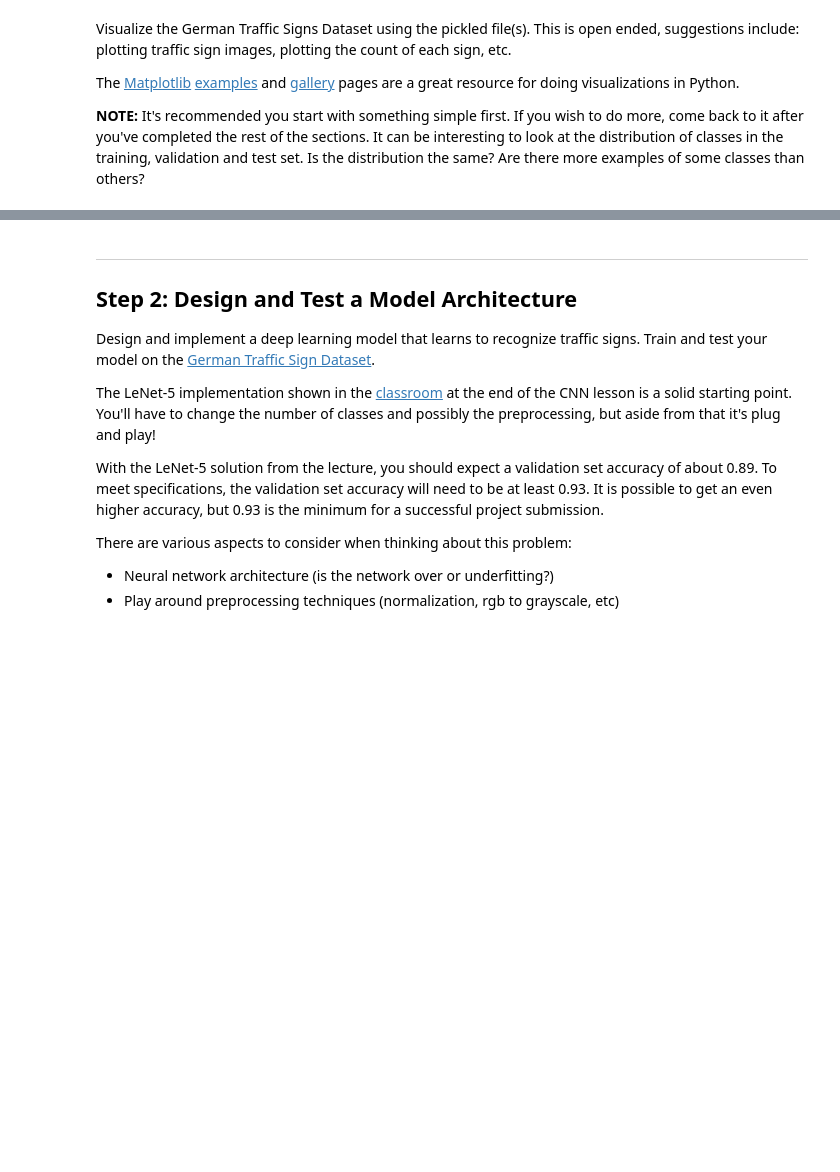
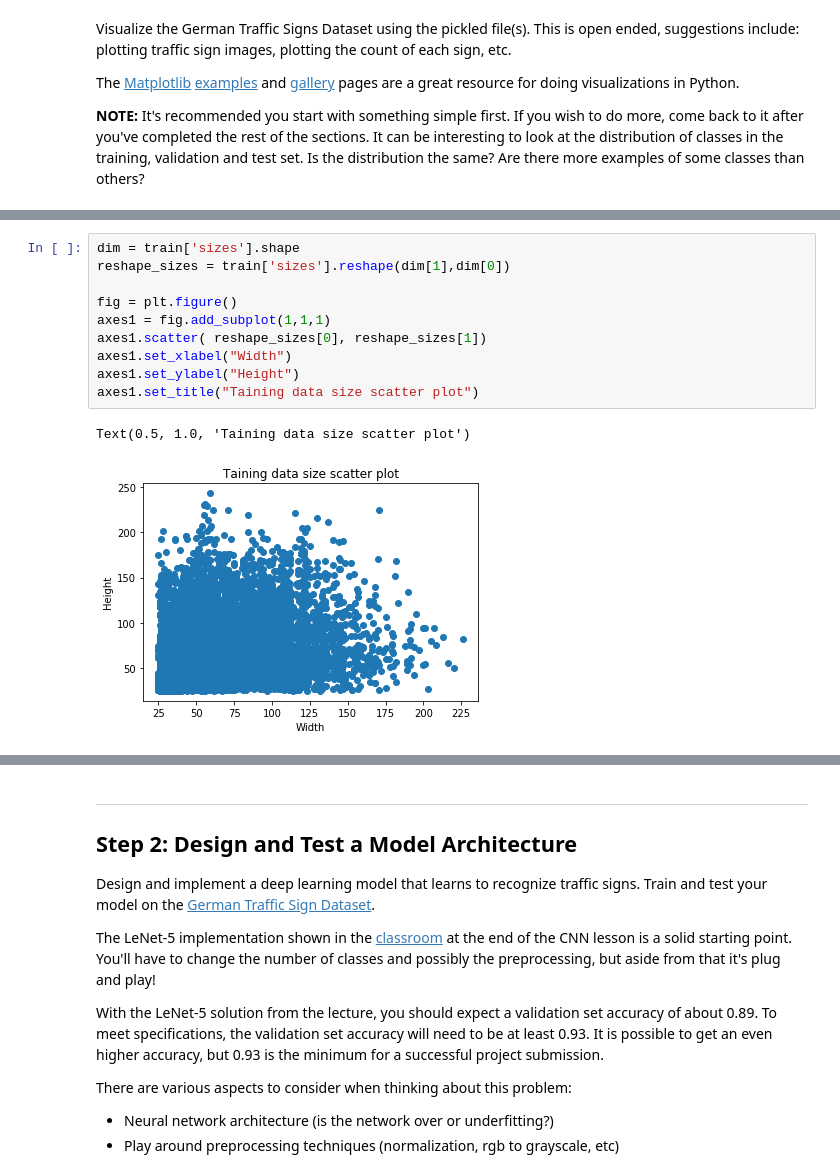
Before and after one commit to kuniyasu/udacity_homework2, a Jupyter notebook: Traffic_Sign_Classifier.ipynb, the cells around one changed output, grey strips where cells are left out. Saved outputs shown, nothing was run; the diff lists cells and outputs as text; blank space fills up the shorter version.

```diff
--- a/Traffic_Sign_Classifier.ipynb
+++ b/Traffic_Sign_Classifier.ipynb
@@ -117,0 +135,13 @@ The [Matplotlib](http://matplotlib.org/) [examples](http://matplotlib.org/exampl
+# %%
+dim = train['sizes'].shape
+reshape_sizes = train['sizes'].reshape(dim[1],dim[0])
+
+fig = plt.figure()
+axes1 = fig.add_subplot(1,1,1)
+axes1.scatter( reshape_sizes[0], reshape_sizes[1])
+axes1.set_xlabel("Width")
+axes1.set_ylabel("Height")
+axes1.set_title("Taining data size scatter plot")
+# %% [output]
+Text(0.5, 1.0, 'Taining data size scatter plot')
+[figure, added]
```
Also changed, not shown: parts of 9 cells of this notebook.
